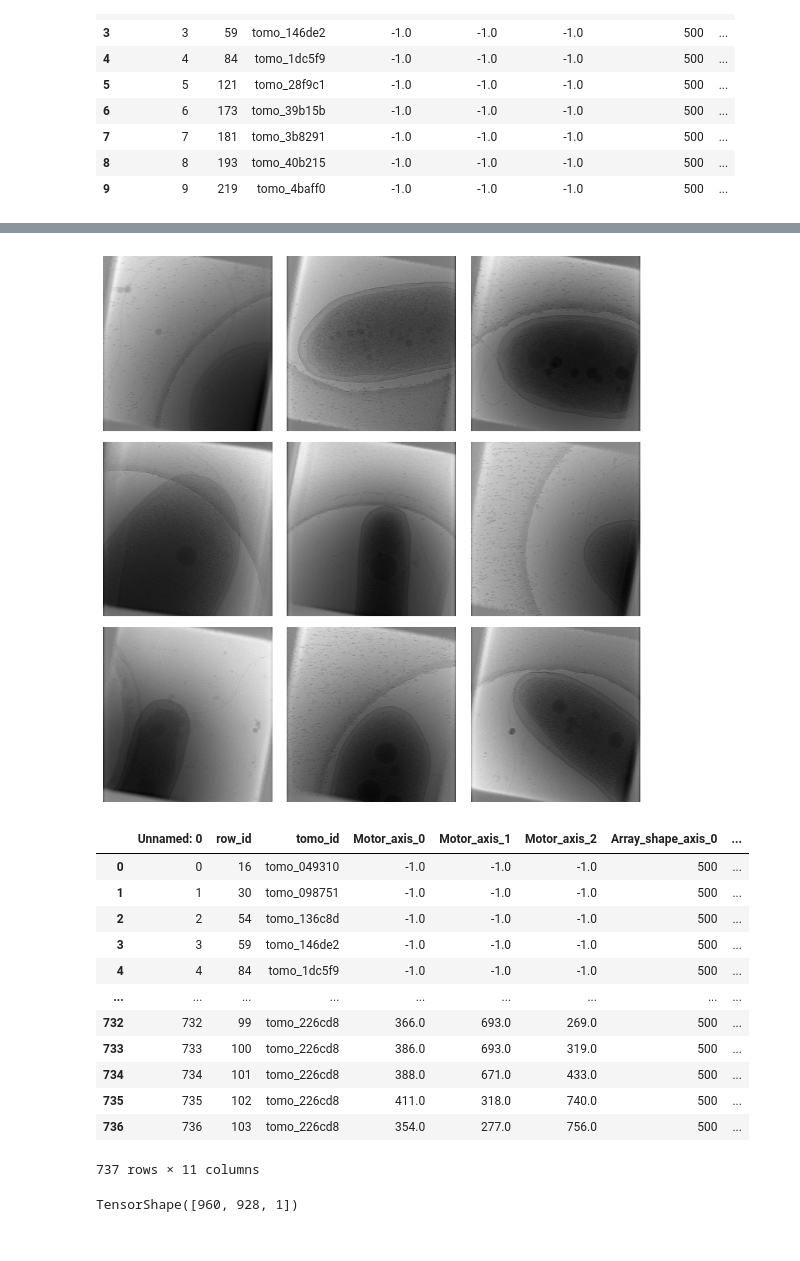
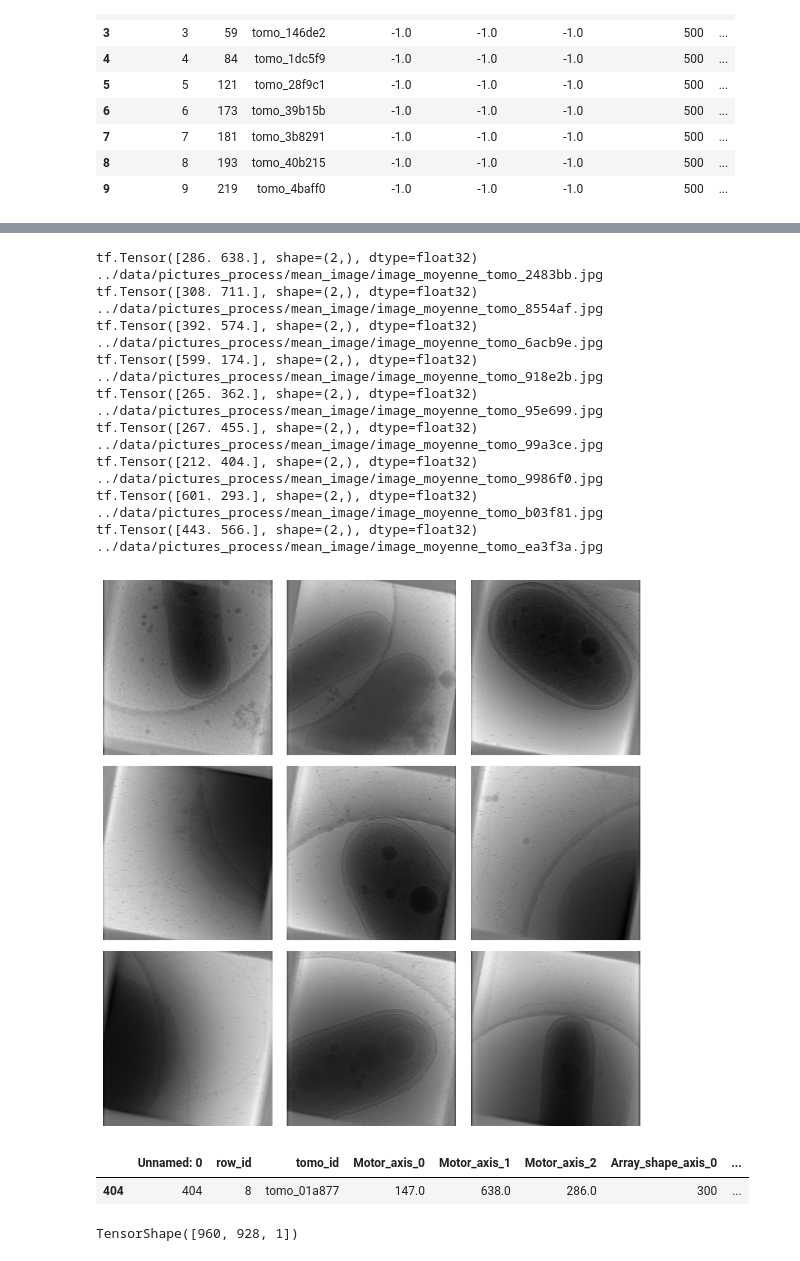
Before and after one commit to mc-will/BYU_Locating-Bacterial_Flagellar_Motors_2025, a Jupyter notebook: notebooks/BenedettaVeronesi_lreg_mean.ipynb, the cells around one changed output, grey strips where cells are left out. Drawn from its saved outputs; the diff is of its cells as text; code cells hidden in the pictures.

```diff
--- a/notebooks/BenedettaVeronesi_lreg_mean.ipynb
+++ b/notebooks/BenedettaVeronesi_lreg_mean.ipynb
@@ -49,6 +49,5 @@ df.head(10)
 #y_size = df_no_1['Array_shape_axis_1'].max()
 #print(x_size,y_size)
 # %%
-filtered_image_paths,labels = selection_images_labels(df,  'mean_image', num_slices=[300], num_motors=[1],
-                       y_shape_range=(960, 960), x_shape_range=(928, 928))
+filtered_image_paths,labels = selection_images_labels(df,  'mean_image', num_slices=[300], num_motors=[1])
 # %% [output]
@@ -60,11 +55,11 @@ See the caveats in the documentation: https://pandas.pydata.org/pandas-docs/stab
 # %%
 
 #dataset_new = batches_images_ram(read_img_jpg,filtered_image_paths,labels)
-train_ds, val_ds, test_ds = batches_images_ram(
+train_ds, val_ds, test_ds,test_paths,test_labels = batches_images_ram(
     read_img_jpg,
     filtered_image_paths,
     labels,
-    shuffle=True,
+    shuffle=False,
     batch_size=32,
     split=True,
     val_fraction=0.2,
@@ -76,38 +68,54 @@ To enable them in other operations, rebuild TensorFlow with the appropriate comp
 # %%
 import matplotlib.pyplot as plt
+from src.utils.render_motor_position import draw_on_image
+
 
 # Take one batch (e.g., 32 images)
-for batch in train_ds.take(1):
+for batch in test_ds.take(1):
     images, _ = batch  # just images
+    _ ,labels = batch
     break
 
 # Plot first 9 images in a 3x3 grid
 plt.figure(figsize=(8, 8))
 for i in range(9):
     plt.subplot(3, 3, i + 1)
     img = tf.squeeze(images[i])
+    x_true, y_true = labels[i]
+    print(labels[i])
     plt.imshow(img.numpy(),cmap='gray')
+    draw_on_image(test_paths[i], '../data/pictures_process/motor_position_true_mean/', x_true, y_true)
+    print(test_paths[i])
     plt.axis("off")
 plt.tight_layout()
 plt.show()
 # %% [output]
+tf.Tensor([286. 638.], shape=(2,), dtype=float32)
+../data/pictures_process/mean_image/image_moyenne_tomo_2483bb.jpg
+tf.Tensor([308. 711.], shape=(2,), dtype=float32)
+../data/pictures_process/mean_image/image_moyenne_tomo_8554af.jpg
+tf.Tensor([392. 574.], shape=(2,), dtype=float32)
+../data/pictures_process/mean_image/image_moyenne_tomo_6acb9e.jpg
+tf.Tensor([599. 174.], shape=(2,), dtype=float32)
+../data/pictures_process/mean_image/image_moyenne_tomo_918e2b.jpg
+tf.Tensor([265. 362.], shape=(2,), dtype=float32)
+../data/pictures_process/mean_image/image_moyenne_tomo_95e699.jpg
+tf.Tensor([267. 455.], shape=(2,), dtype=float32)
+../data/pictures_process/mean_image/image_moyenne_tomo_99a3ce.jpg
+tf.Tensor([212. 404.], shape=(2,), dtype=float32)
+../data/pictures_process/mean_image/image_moyenne_tomo_9986f0.jpg
+tf.Tensor([601. 293.], shape=(2,), dtype=float32)
+../data/pictures_process/mean_image/image_moyenne_tomo_b03f81.jpg
+tf.Tensor([443. 566.], shape=(2,), dtype=float32)
+../data/pictures_process/mean_image/image_moyenne_tomo_ea3f3a.jpg
-[figure, old version]
+[figure, new version]
 # %%
-df
+df[df['tomo_id']=='tomo_2483bb']
+#df
+df[(df['Motor_axis_2'] == 286.) & (df['Motor_axis_1'] == 638.)]
 # %% [output]
 |  | Unnamed: 0 | row_id | tomo_id | Motor_axis_0 | Motor_axis_1 | Motor_axis_2 | Array_shape_axis_0 | ... |
-| 0 | 0 | 16 | tomo_049310 | -1.0 | -1.0 | -1.0 | 500 | ... |
-| 1 | 1 | 30 | tomo_098751 | -1.0 | -1.0 | -1.0 | 500 | ... |
-| 2 | 2 | 54 | tomo_136c8d | -1.0 | -1.0 | -1.0 | 500 | ... |
-| 3 | 3 | 59 | tomo_146de2 | -1.0 | -1.0 | -1.0 | 500 | ... |
-| 4 | 4 | 84 | tomo_1dc5f9 | -1.0 | -1.0 | -1.0 | 500 | ... |
-| ... | ... | ... | ... | ... | ... | ... | ... | ... |
-| 732 | 732 | 99 | tomo_226cd8 | 366.0 | 693.0 | 269.0 | 500 | ... |
-| 733 | 733 | 100 | tomo_226cd8 | 386.0 | 693.0 | 319.0 | 500 | ... |
-| 734 | 734 | 101 | tomo_226cd8 | 388.0 | 671.0 | 433.0 | 500 | ... |
-| 735 | 735 | 102 | tomo_226cd8 | 411.0 | 318.0 | 740.0 | 500 | ... |
-| 736 | 736 | 103 | tomo_226cd8 | 354.0 | 277.0 | 756.0 | 500 | ... |
+| 404 | 404 | 8 | tomo_01a877 | 147.0 | 638.0 | 286.0 | 300 | ... |
-737 rows × 11 columns
 # %%
 img,label = read_img_jpg(filtered_image_paths[0], labels[1])
 img_shape = img.shape
```
Also changed, not shown: parts of 5 cells of this notebook, 2 other files.
